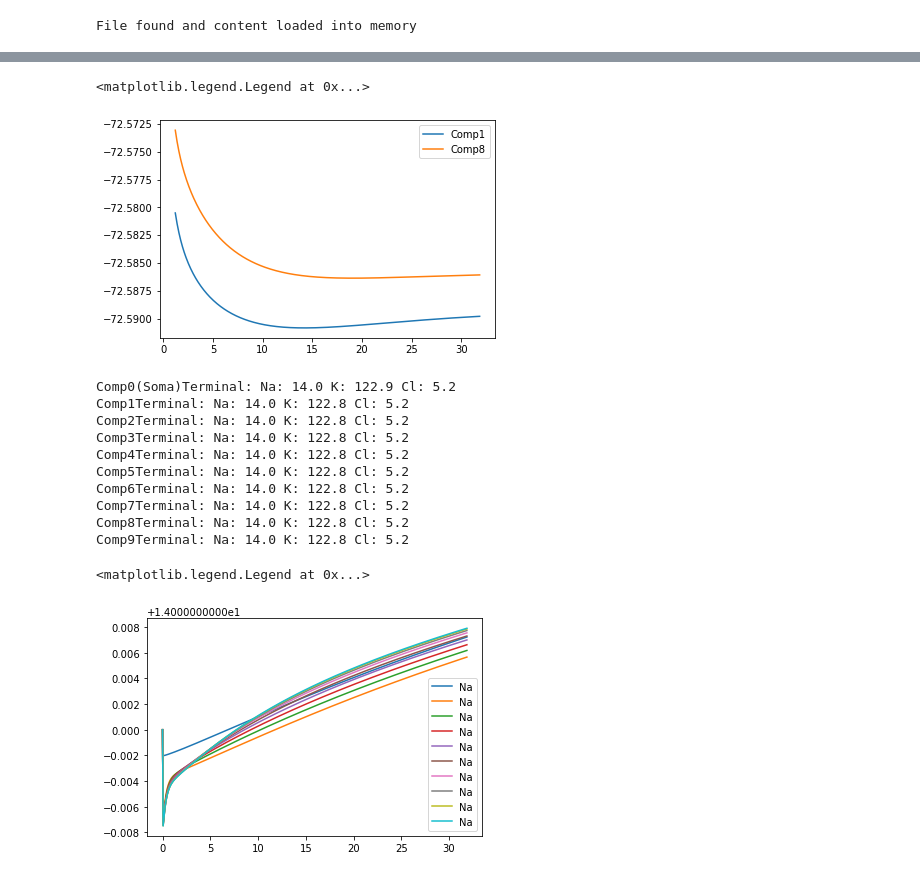
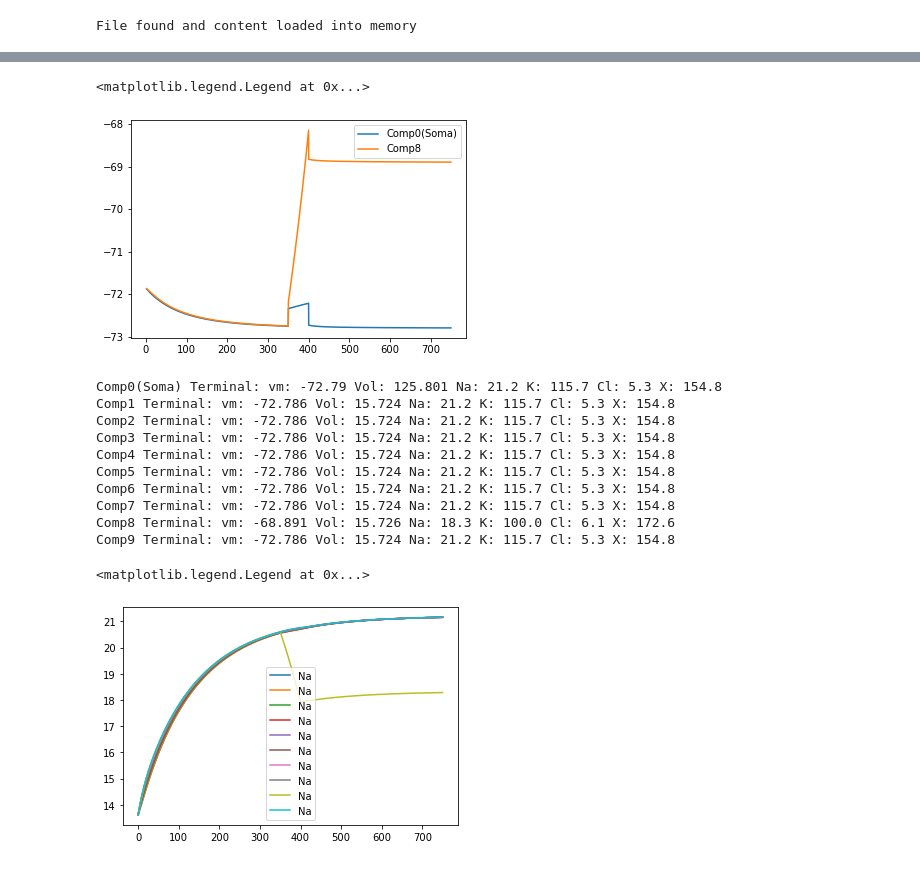
Before and after one commit to Eran707/msc_code_repo, a Jupyter notebook: Template view.ipynb, the cells around one changed output, grey strips where cells are left out. Cells and saved outputs as stored; diff of their text form; code cells hidden in the pictures.

```diff
--- a/Template view.ipynb
+++ b/Template view.ipynb
@@ -167,22 +166,25 @@ print(v_arr[-2])
 # %%
 v_arr = [master_arr[0][i][-3]*1e3 for i in range(len(t_arr))]
-mplt.plot(t_arr[20:],v_arr[20:],label='Comp1')
-v_arr = [master_arr[7][i][-3]*1e3 for i in range(len(t_arr))]
+mplt.plot(t_arr[20:],v_arr[20:],label='Comp0(Soma)')
+v_arr = [master_arr[8][i][-3]*1e3 for i in range(len(t_arr))]
 mplt.plot(t_arr[20:],v_arr[20:],label='Comp8')
 
 mplt.legend()
 #v_arr = [master_arr[8][i][-3]*1e3 for i in range(len(t_arr))]
 #mplt.plot(t_arr[-50:],v_arr[-50:]) i Irk. help me entirely
 # %% [output]
 <matplotlib.legend.Legend at 0x...>
-[figure, old version]
+[figure, new version]
 # %%
 for j in range(0,len(master_arr)):
     na_arr = [master_arr[j][i][4]*1e3 for i in range(len(t_arr))]
     k_arr = [master_arr[j][i][5]*1e3 for i in range(len(t_arr))]
     cl_arr = [master_arr[j][i][6]*1e3 for i in range(len(t_arr))]
     x_arr = [master_arr[j][i][7]*1e3 for i in range(len(t_arr))]
-    print(comp_names_arr[j] + "Terminal:"+" Na: " + str(round(na_arr[-1],1))+" K: " + str(round(k_arr[-1],1))+" Cl: " + str(round(cl_arr[-1],1)))
+    vm_arr = [master_arr[j][i][-3]*1e3 for i in range(len(t_arr))]
+    vol_arr = [master_arr[j][i][3]*1e15 for i in range(len(t_arr))]
+    print(comp_names_arr[j] + " Terminal:"+ " vm: "+str(round(vm_arr[-1],3))+ " Vol: "+ str(round(vol_arr[-1],3))+ " Na: " + str(round(na_arr[-1],1))+" K: " + str(round(k_arr[-1],1))+" Cl: " +
+          str(round(cl_arr[-1],1)) + " X: " + str(round(x_arr[-1],1)))
     #print(str(j) +' of '+str(len(master_arr)+' loaded'))
     mplt.plot(t_arr[::],na_arr[::], label= 'Na')
     #mplt.plot(t_arr[::],k_arr[::], label= 'K')
@@ -191,18 +193,18 @@ for j in range(0,len(master_arr)):
 
 mplt.legend()
 # %% [output]
-Comp0(Soma)Terminal: Na: 14.0 K: 122.9 Cl: 5.2
-Comp1Terminal: Na: 14.0 K: 122.8 Cl: 5.2
-Comp2Terminal: Na: 14.0 K: 122.8 Cl: 5.2
-Comp3Terminal: Na: 14.0 K: 122.8 Cl: 5.2
-Comp4Terminal: Na: 14.0 K: 122.8 Cl: 5.2
-Comp5Terminal: Na: 14.0 K: 122.8 Cl: 5.2
-Comp6Terminal: Na: 14.0 K: 122.8 Cl: 5.2
-Comp7Terminal: Na: 14.0 K: 122.8 Cl: 5.2
-Comp8Terminal: Na: 14.0 K: 122.8 Cl: 5.2
-Comp9Terminal: Na: 14.0 K: 122.8 Cl: 5.2
+Comp0(Soma) Terminal: vm: -72.79 Vol: 125.801 Na: 21.2 K: 115.7 Cl: 5.3 X: 154.8
+Comp1 Terminal: vm: -72.786 Vol: 15.724 Na: 21.2 K: 115.7 Cl: 5.3 X: 154.8
+Comp2 Terminal: vm: -72.786 Vol: 15.724 Na: 21.2 K: 115.7 Cl: 5.3 X: 154.8
+Comp3 Terminal: vm: -72.786 Vol: 15.724 Na: 21.2 K: 115.7 Cl: 5.3 X: 154.8
+Comp4 Terminal: vm: -72.786 Vol: 15.724 Na: 21.2 K: 115.7 Cl: 5.3 X: 154.8
+Comp5 Terminal: vm: -72.786 Vol: 15.724 Na: 21.2 K: 115.7 Cl: 5.3 X: 154.8
+Comp6 Terminal: vm: -72.786 Vol: 15.724 Na: 21.2 K: 115.7 Cl: 5.3 X: 154.8
+Comp7 Terminal: vm: -72.786 Vol: 15.724 Na: 21.2 K: 115.7 Cl: 5.3 X: 154.8
+Comp8 Terminal: vm: -68.891 Vol: 15.726 Na: 18.3 K: 100.0 Cl: 6.1 X: 172.6
+Comp9 Terminal: vm: -72.786 Vol: 15.724 Na: 21.2 K: 115.7 Cl: 5.3 X: 154.8
 <matplotlib.legend.Legend at 0x...>
-[figure, old version]
+[figure, new version]
 # %%
 for j in range(1,len(master_arr)):
     na_arr = [master_arr[j][i][4]*1e3 for i in range(len(t_arr))]
```
Also changed, not shown: parts of 6 cells of this notebook, 8 other files.
